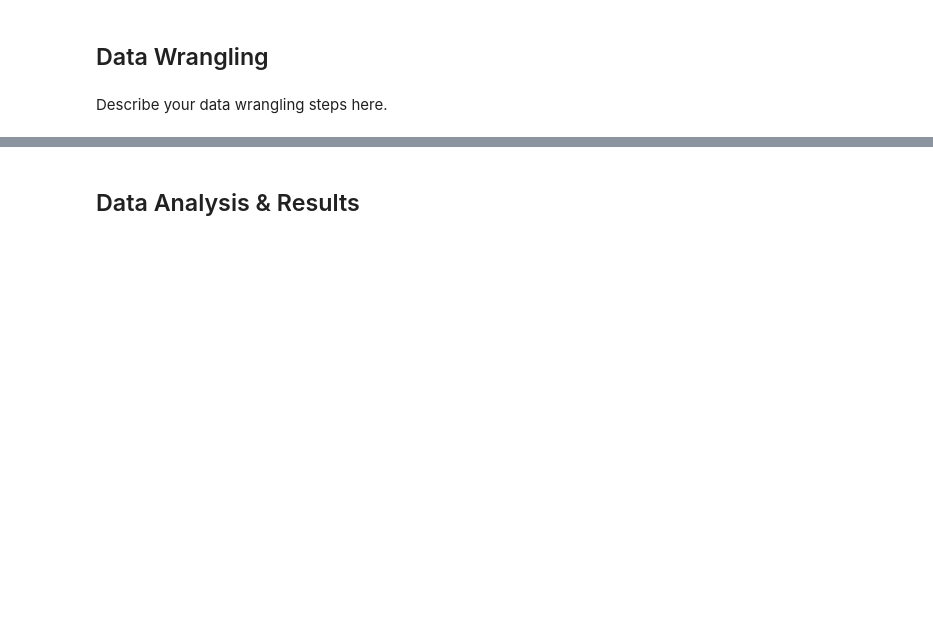
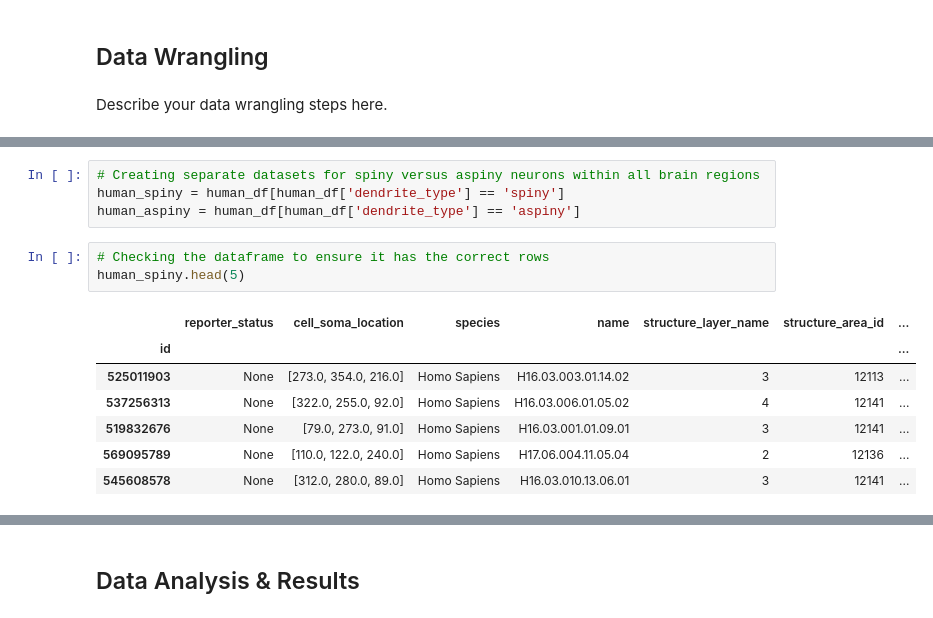
Before and after one commit to cbn003/CellTypes, a Jupyter notebook: CellTypesProject.ipynb, the cells around one changed output, grey strips where cells are left out. Cells and saved outputs as stored; diff of their text form; blank space fills up the shorter version.

```diff
--- a/CellTypesProject.ipynb
+++ b/CellTypesProject.ipynb
@@ -72,0 +71,15 @@ mouse_df.head(5) # Showcasing the first 5 rows of this dataframe
+# %%
+# Creating separate datasets for spiny versus aspiny neurons within all brain regions
+human_spiny = human_df[human_df['dendrite_type'] == 'spiny']
+human_aspiny = human_df[human_df['dendrite_type'] == 'aspiny']
+# %%
+# Checking the dataframe to ensure it has the correct rows
+human_spiny.head(5)
+# %% [output]
+|  | reporter_status | cell_soma_location | species | name | structure_layer_name | structure_area_id | ... |
+| id |  |  |  |  |  |  | ... |
+| 525011903 | None | [273.0, 354.0, 216.0] | Homo Sapiens | H16.03.003.01.14.02 | 3 | 12113 | ... |
+| 537256313 | None | [322.0, 255.0, 92.0] | Homo Sapiens | H16.03.006.01.05.02 | 4 | 12141 | ... |
+| 519832676 | None | [79.0, 273.0, 91.0] | Homo Sapiens | H16.03.001.01.09.01 | 3 | 12141 | ... |
+| 569095789 | None | [110.0, 122.0, 240.0] | Homo Sapiens | H17.06.004.11.05.04 | 2 | 12136 | ... |
+| 545608578 | None | [312.0, 280.0, 89.0] | Homo Sapiens | H16.03.010.13.06.01 | 3 | 12141 | ... |
```
Also changed, not shown: parts of 15 cells of this notebook.
